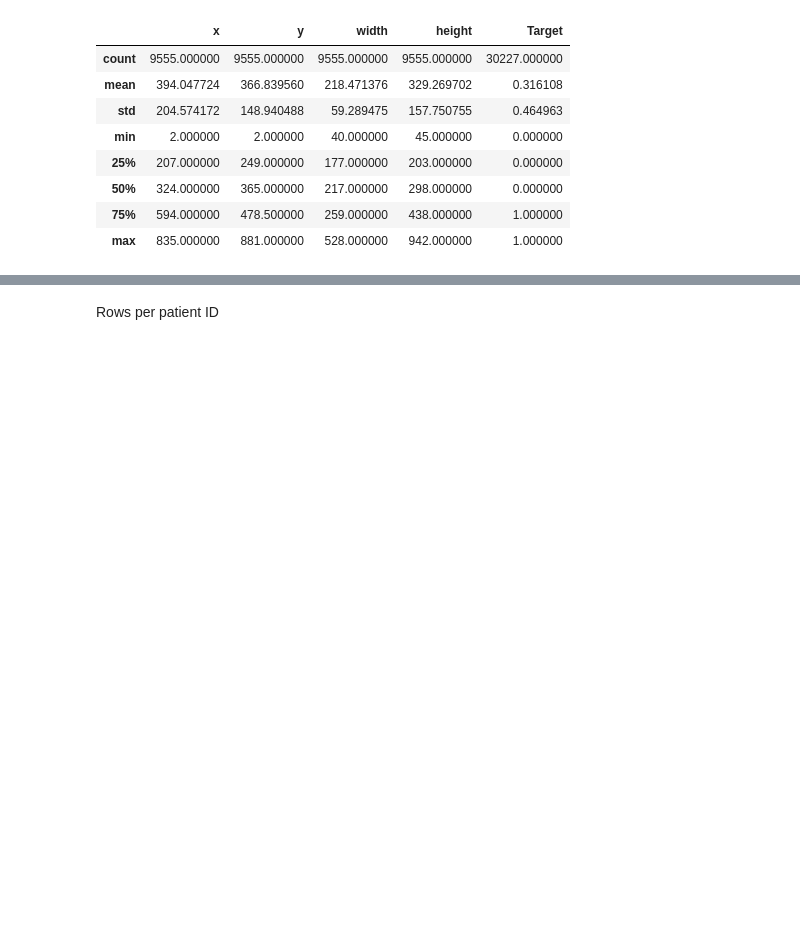
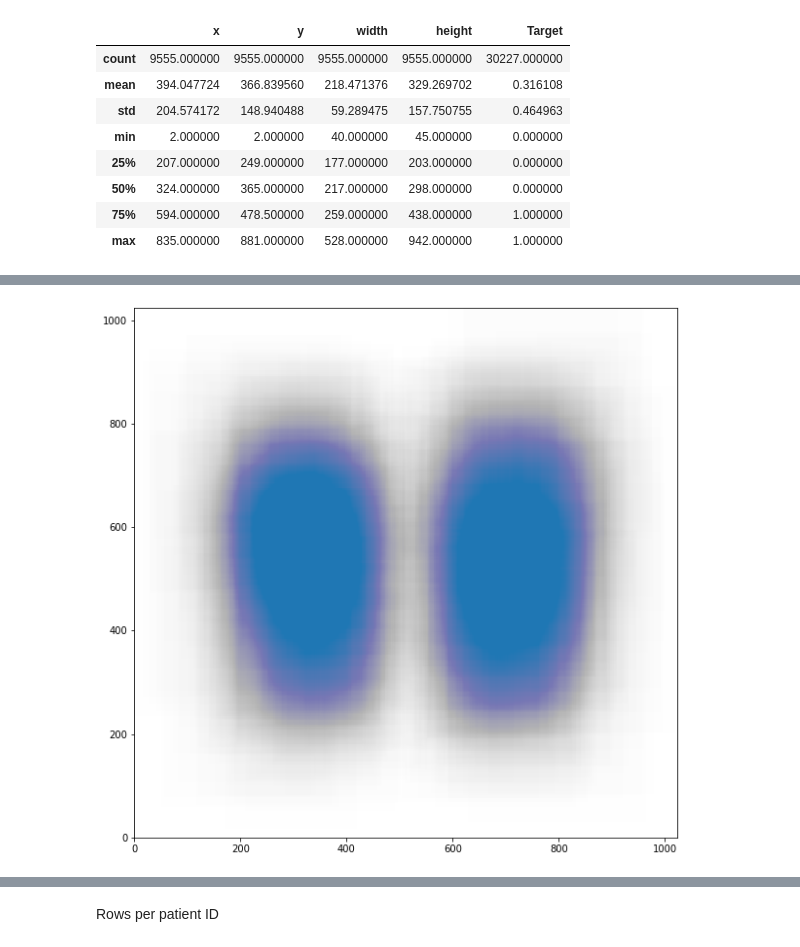
Before and after one commit to akashdhanpal/Pnemonia_Detection_CV_Deep_Learning, a Jupyter notebook: Capstone_Pneumonia.ipynb, the cells around one changed output, grey strips where cells are left out. Drawn from its saved outputs; the diff is of its cells as text; code cells hidden in the pictures; blank space fills up the shorter version.

```diff
--- a/Capstone_Pneumonia.ipynb
+++ b/Capstone_Pneumonia.ipynb
@@ -180,0 +184,11 @@ data.describe()
+# %%
+fig, ax1 = plt.subplots(1, 1, figsize = (10, 10))
+ax1.set_xlim(0, 1024)
+ax1.set_ylim(0, 1024)
+for _, c_row in pos_bbox.sample(1000).iterrows():
+    ax1.add_patch(Rectangle(xy=(c_row['x'], c_row['y']),
+                 width=c_row['width'],
+                 height=c_row['height'],
+                           alpha=5e-3))
+# %% [output]
+[figure, added]
```
Also changed, not shown: parts of 24 cells of this notebook.
